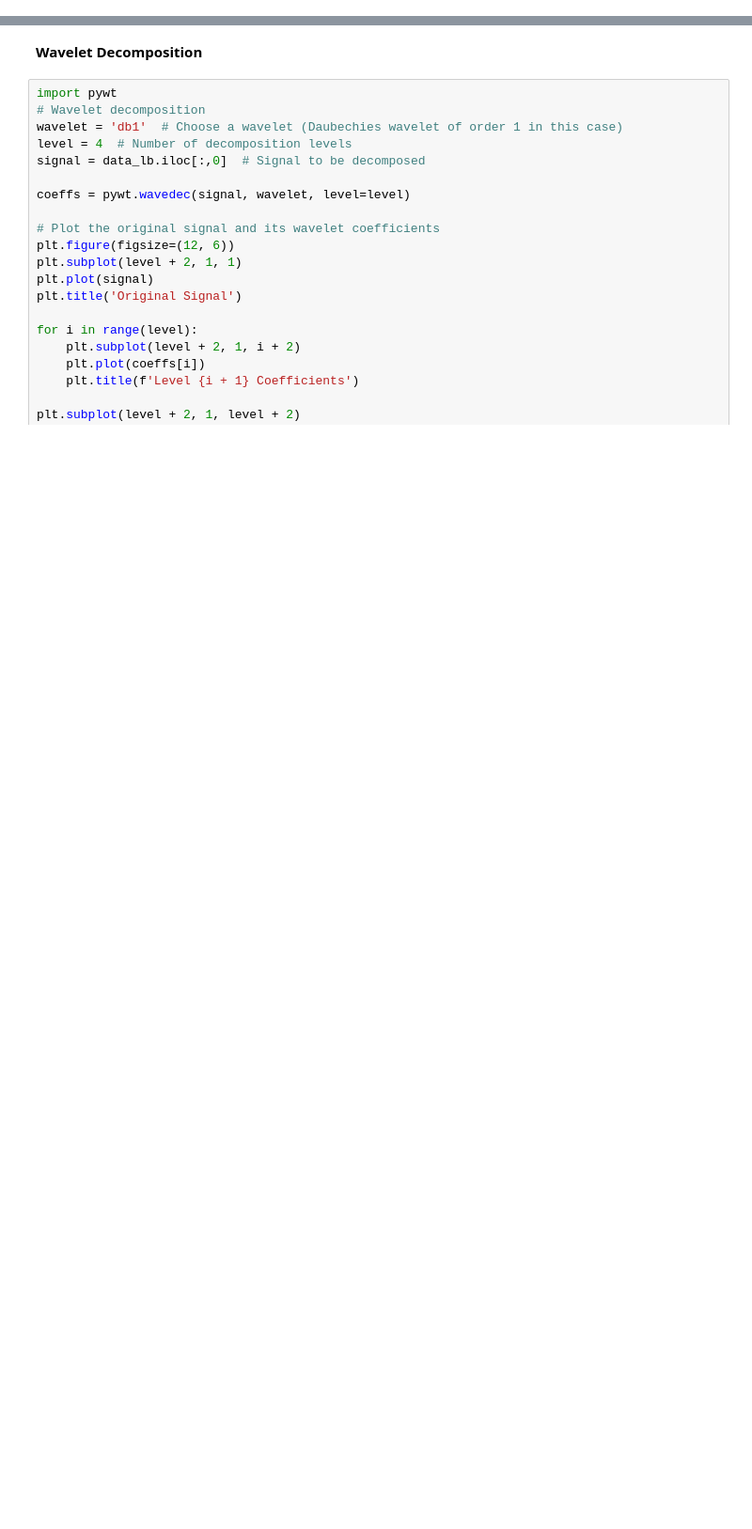
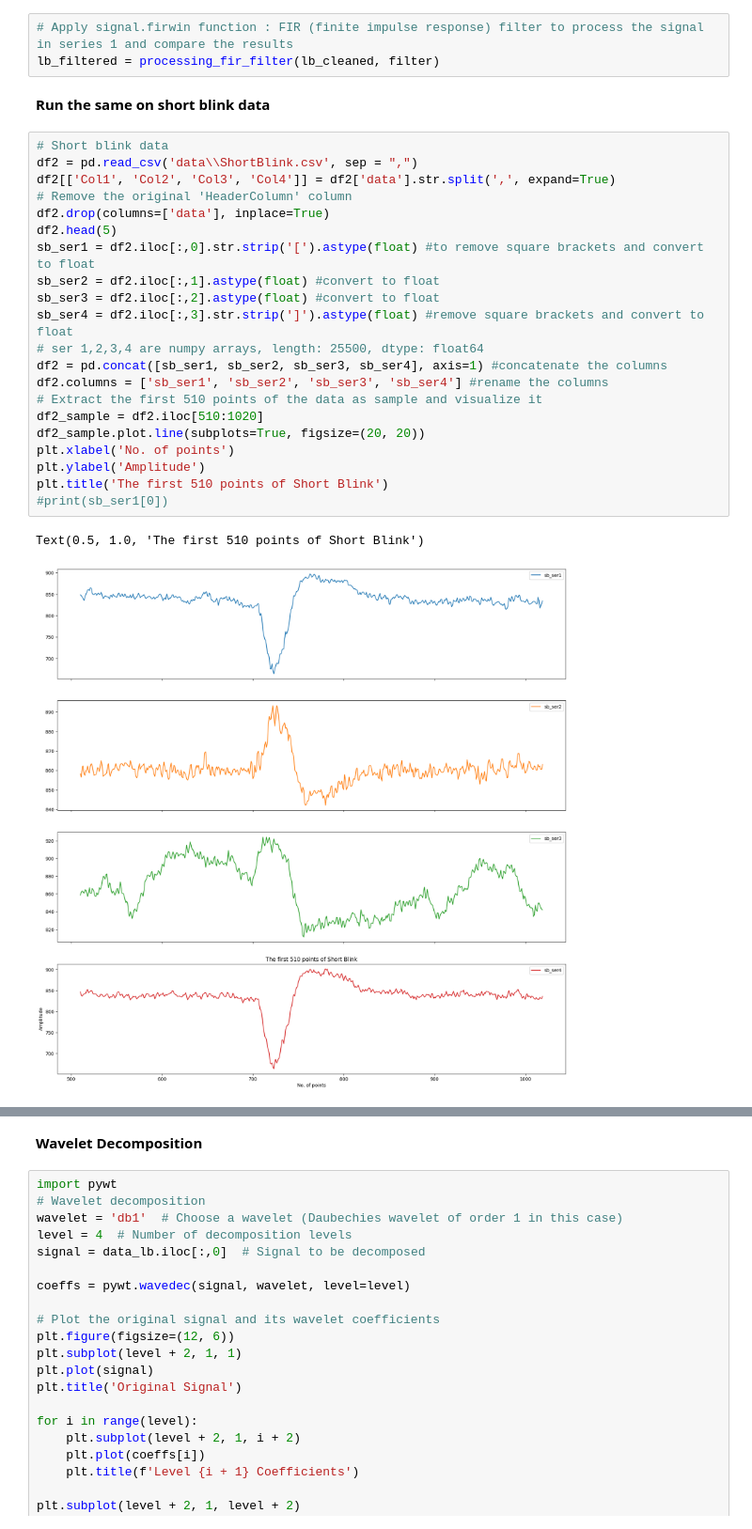
Before and after one commit to CharleneLimKH/EEG, a Jupyter notebook: eeg-1.ipynb, the cells around one changed output, grey strips where cells are left out. Shown at 94% size. Saved outputs shown, nothing was run; the diff lists cells and outputs as text; blank space fills up the shorter version.

```diff
--- a/eeg-1.ipynb
+++ b/eeg-1.ipynb
@@ -416,0 +315,29 @@ array([<Axes: >, <Axes: >, <Axes: >, <Axes: >], dtype=object)
+# %%
+# Apply signal.firwin function : FIR (finite impulse response) filter to process the signal in series 1 and compare the results
+lb_filtered = processing_fir_filter(lb_cleaned, filter)
+# %% [markdown]
+**Run the same on short blink data**
+# %%
+# Short blink data
+df2 = pd.read_csv('data\\ShortBlink.csv', sep = ",")
+df2[['Col1', 'Col2', 'Col3', 'Col4']] = df2['data'].str.split(',', expand=True)
+# Remove the original 'HeaderColumn' column
+df2.drop(columns=['data'], inplace=True)
+df2.head(5)
+sb_ser1 = df2.iloc[:,0].str.strip('[').astype(float) #to remove square brackets and convert to float
+sb_ser2 = df2.iloc[:,1].astype(float) #convert to float
+sb_ser3 = df2.iloc[:,2].astype(float) #convert to float
+sb_ser4 = df2.iloc[:,3].str.strip(']').astype(float) #remove square brackets and convert to float
+# ser 1,2,3,4 are numpy arrays, length: 25500, dtype: float64
+df2 = pd.concat([sb_ser1, sb_ser2, sb_ser3, sb_ser4], axis=1) #concatenate the columns
+df2.columns = ['sb_ser1', 'sb_ser2', 'sb_ser3', 'sb_ser4'] #rename the columns
+# Extract the first 510 points of the data as sample and visualize it
+df2_sample = df2.iloc[510:1020]
+df2_sample.plot.line(subplots=True, figsize=(20, 20))
+plt.xlabel('No. of points')
+plt.ylabel('Amplitude')
+plt.title('The first 510 points of Short Blink')
+#print(sb_ser1[0])
+# %% [output]
+Text(0.5, 1.0, 'The first 510 points of Short Blink')
+[figure, added]
```
Also changed, not shown: parts of 58 cells of this notebook, 3 other files.
